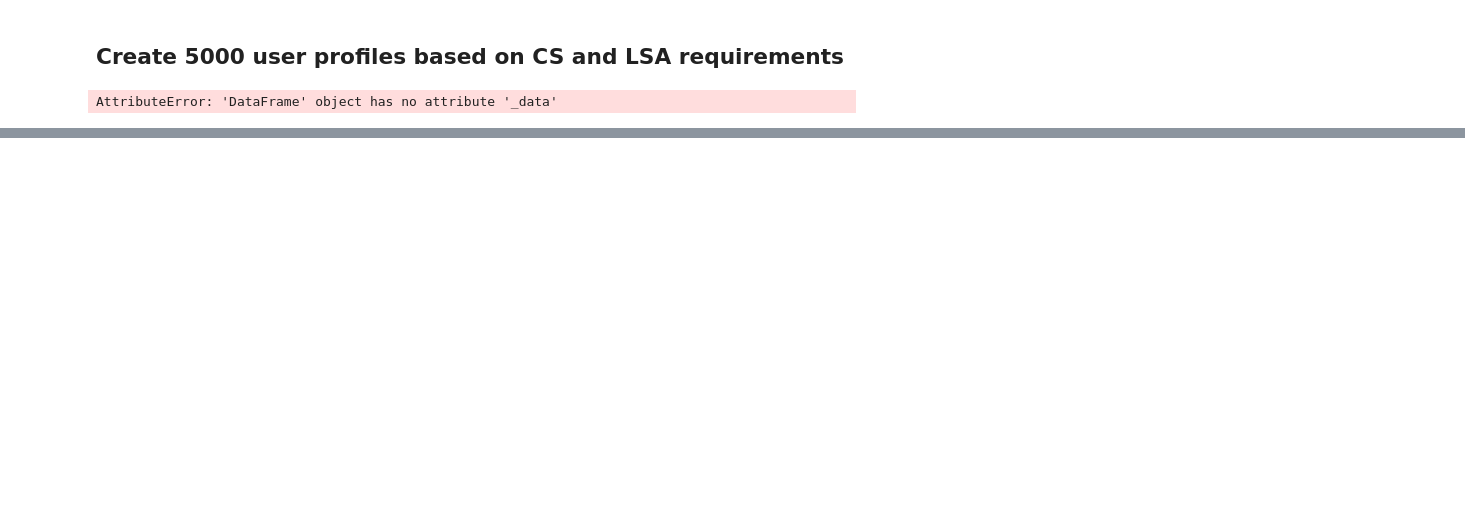
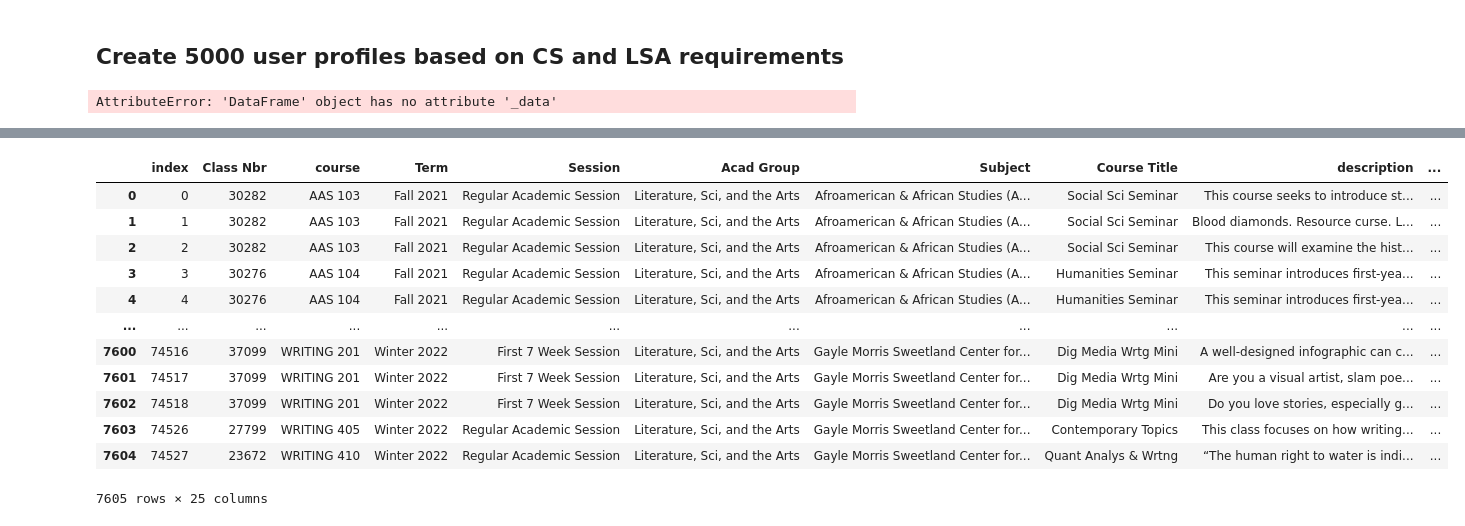
Before and after one commit to yessie-kim/classeek, a Jupyter notebook: User profiles/user_profile.ipynb, the cells around one changed output, grey strips where cells are left out. Cells and saved outputs as stored; diff of their text form; code cells hidden in the pictures; blank space fills up the shorter version.

```diff
--- a/User profiles/user_profile.ipynb
+++ b/User profiles/user_profile.ipynb
@@ -43,0 +55,2 @@ df = pd.concat([f_21, w_22])
+# %%
+df['course_full_text'] = df['Course Title'] + df['sub_title'] + df['description'] + df['Acad Group'] + df['Subject']
@@ -44 +61,5 @@ df = pd.concat([f_21, w_22])
+# %%
+df.dropna(subset=['course_full_text'], inplace=True)
+# %%
+df.reset_index(inplace=True)
 # %%
@@ -91,2 +108,0 @@ array(['literature', 'academic', 'language', 'writing', 'english',
-# %%
-df['course_group'] = df['Course Title'] + df['Subject']
@@ -92,0 +137,16 @@ df['course_group'] = df['Course Title'] + df['Subject']
+# %%
+df
+# %% [output]
+|  | index | Class Nbr | course | Term | Session | Acad Group | Subject | Course Title | description | ... |
+| 0 | 0 | 30282 | AAS 103 | Fall 2021 | Regular Academic Session | Literature, Sci, and the Arts | Afroamerican & African Studies (A... | Social Sci Seminar | This course seeks to introduce st... | ... |
+| 1 | 1 | 30282 | AAS 103 | Fall 2021 | Regular Academic Session | Literature, Sci, and the Arts | Afroamerican & African Studies (A... | Social Sci Seminar | Blood diamonds. Resource curse. L... | ... |
+| 2 | 2 | 30282 | AAS 103 | Fall 2021 | Regular Academic Session | Literature, Sci, and the Arts | Afroamerican & African Studies (A... | Social Sci Seminar | This course will examine the hist... | ... |
+| 3 | 3 | 30276 | AAS 104 | Fall 2021 | Regular Academic Session | Literature, Sci, and the Arts | Afroamerican & African Studies (A... | Humanities Seminar | This seminar introduces first-yea... | ... |
+| 4 | 4 | 30276 | AAS 104 | Fall 2021 | Regular Academic Session | Literature, Sci, and the Arts | Afroamerican & African Studies (A... | Humanities Seminar | This seminar introduces first-yea... | ... |
+| ... | ... | ... | ... | ... | ... | ... | ... | ... | ... | ... |
+| 7600 | 74516 | 37099 | WRITING 201 | Winter 2022 | First 7 Week Session | Literature, Sci, and the Arts | Gayle Morris Sweetland Center for... | Dig Media Wrtg Mini | A well-designed infographic can c... | ... |
+| 7601 | 74517 | 37099 | WRITING 201 | Winter 2022 | First 7 Week Session | Literature, Sci, and the Arts | Gayle Morris Sweetland Center for... | Dig Media Wrtg Mini | Are you a visual artist, slam poe... | ... |
+| 7602 | 74518 | 37099 | WRITING 201 | Winter 2022 | First 7 Week Session | Literature, Sci, and the Arts | Gayle Morris Sweetland Center for... | Dig Media Wrtg Mini | Do you love stories, especially g... | ... |
+| 7603 | 74526 | 27799 | WRITING 405 | Winter 2022 | Regular Academic Session | Literature, Sci, and the Arts | Gayle Morris Sweetland Center for... | Contemporary Topics | This class focuses on how writing... | ... |
+| 7604 | 74527 | 23672 | WRITING 410 | Winter 2022 | Regular Academic Session | Literature, Sci, and the Arts | Gayle Morris Sweetland Center for... | Quant Analys & Wrtng | “The human right to water is indi... | ... |
+7605 rows × 25 columns
```
Also changed, not shown: parts of 17 cells of this notebook.
